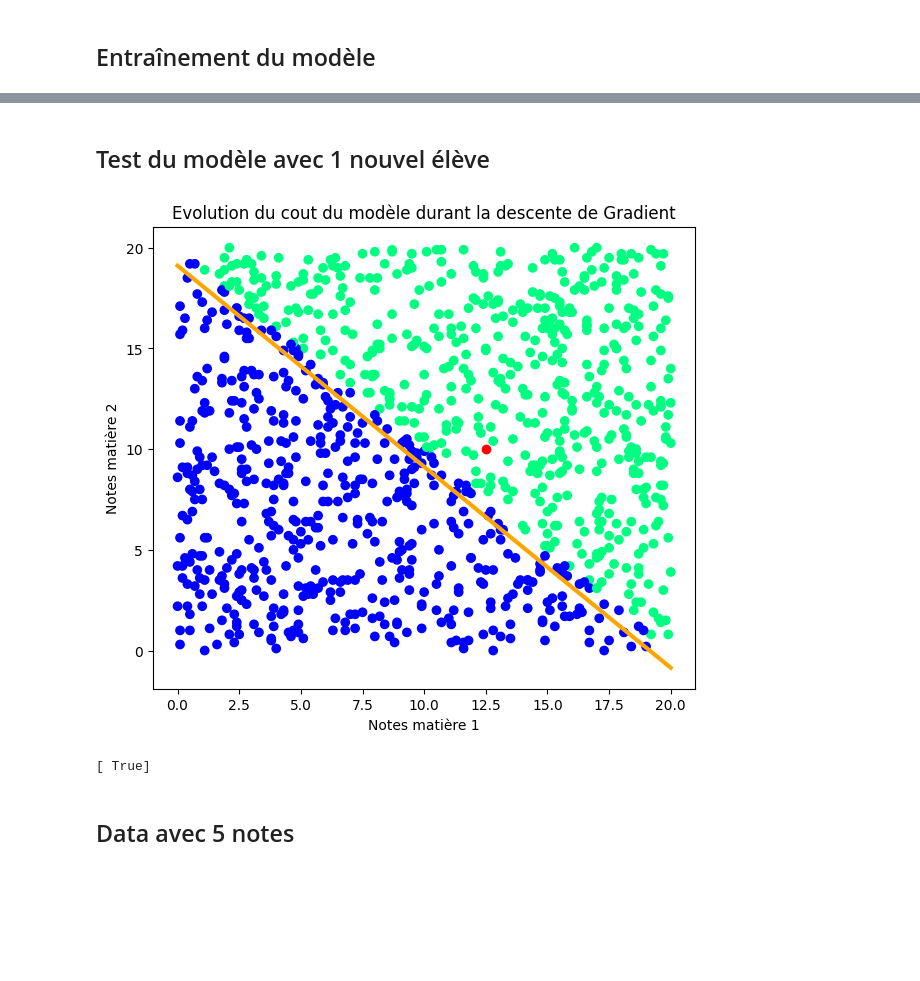
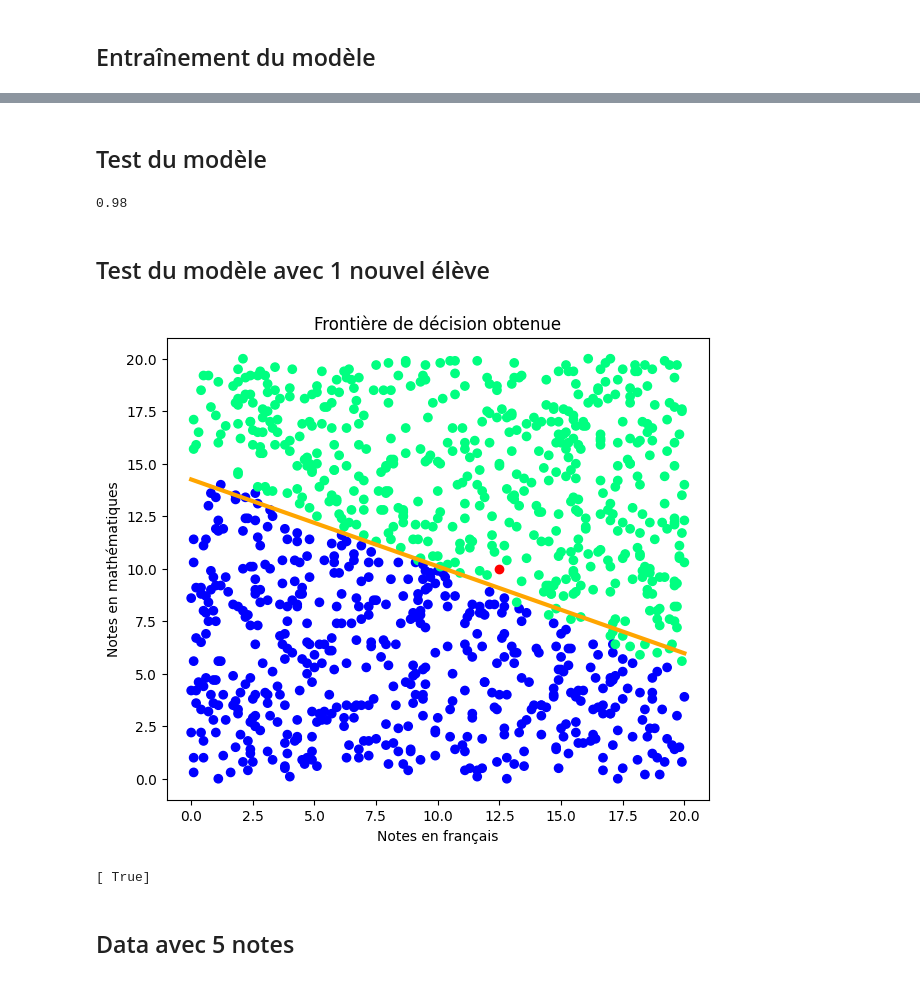
Before and after one commit to DurandAntonin/ProgrammationAvanceeFI3, a Jupyter notebook: src/TP/Exo-PredictionAdmissionsEleves.ipynb, the cells around one changed output, grey strips where cells are left out. Cells and saved outputs as stored; diff of their text form; code cells hidden in the pictures; blank space fills up the shorter version.

Commit message:
Enonce mini projet, CR et ajout des coefficients et tests dataset

```diff
--- a/src/TP/Exo-PredictionAdmissionsEleves.ipynb
+++ b/src/TP/Exo-PredictionAdmissionsEleves.ipynb
@@ -14,24 +15,23 @@ from sklearn.manifold import TSNE
 # %% [markdown]
 ## Data
 # %%
-#on génère un dataset, avec n features (i.e 2 matières), et m échantillons
+#on génère un dataset, avec 2 features (1 note dans chacune des 2 matières mathématiques et français), et 1000 échantillons
 n_features = 2
 n_echantillons = 1000
 seed = 42
+coeffMatieres = np.array([1,2])
 
+rng = np.random.default_rng(seed)
 X = np.ones(shape=(n_echantillons, n_features))
 y = np.ones(shape=(n_echantillons,))
 print(X.shape)
 print(y.shape)
 
-rng = np.random.default_rng(seed)
 
 for i in range(n_echantillons):
-    for j in range(n_features):
-        noteEleve = round(rng.uniform(0,20),1)
-        X[i][j] = noteEleve
+    X[i,:] = np.round(rng.uniform(0,20, n_features),1)
 
-    testEleveAdmi = np.average(X[i,:])
+    testEleveAdmi = X[i,:].dot(coeffMatieres) / np.sum(coeffMatieres)
     #print(X[i,:], testEleveAdmi)
     y[i] = testEleveAdmi >= 10
 
@@ -57,0 +58,10 @@ print(y)
+# %%
+#on divise le dataset en 2, 1 training set et 1 test set
+#X_train, y_train = X[i,:]
+pourcentDataInTrainingSet = round(0.20*n_echantillons)
+
+X_train, y_train = X[:pourcentDataInTrainingSet], y[:pourcentDataInTrainingSet]
+X_test, y_test = X[pourcentDataInTrainingSet:], y[pourcentDataInTrainingSet:]
+
+print(X_train.shape, y_train.shape)
+print(X_test.shape, y_test.shape)
@@ -76,7 +108,7 @@ plt.show()
 # %% [markdown]
 ## Classe réseau de neurones
 # %%
-class ReseauxNeurones():
+class ReseauNeuronesArtificiel():
     def _init__(self, W, b):
         self.W = W
         self.b = b
@@ -110,10 +142,9 @@ class ReseauxNeurones():
         self.W=self.W-self.learning_rate*dW
         self.b=self.b-self.learning_rate*db
 
-    def fit(self, X,y, learning_rate=0.01, n_iter=10000):
+    def fit(self, X,y, learning_rate=0.1, n_iter=10000):
         #initialisation
         self.__initialisation(X, y, learning_rate)
-
 
         for i in range(n_iter):
             A=self.__model(X,)
@@ -133,15 +164,15 @@ class ReseauxNeurones():
 ## Entraînement du modèle
 # %%
 #on reshape la mtatrice y
-y = y.reshape(y.shape[0], 1)
+y_train = y_train.reshape(y_train.shape[0], 1)
 #print(y.shape)
 
-#on crée un objet réseaux neurones, et on passe le dataset précédent pour l'entrainer et pour obtenir les bon paramètres w et b
-rn = ReseauxNeurones()
-y_pred = rn.fit(X, y)
+#on crée un objet réseaux neurones, et on passe le training set précédent pour l'entrainer et pour obtenir les bon paramètres w et b
+rn = ReseauNeuronesArtificiel()
+y_train_pred = rn.fit(X_train, y_train, n_iter=10000)
 
 #on affiche les performances de notre modèle
-print(accuracy_score(y, y_pred))
+print(accuracy_score(y_train, y_train_pred))
 
 #on représente graphiquement l'évolution du cout du modele
 plt.figure(figsize=(6,5))
@@ -159,28 +190,38 @@ plt.show()
+# %% [markdown]
+## Test du modèle
+# %%
+#on teste maintenant le modèle avec le test set
+y_test_pred = rn.predict(X_test)
+
+#on affiche les performances de notre modèle
+print(accuracy_score(y_test, y_test_pred))
+# %% [output]
+0.98
 # %% [markdown]
 ## Test du modèle avec 1 nouvel élève
 # %%
 #on créé un nouvel élève avec 2 notes
 nouvelEleve=np.array([12.5,10])
 
-x0=np.linspace(0,20,100)
+x0=np.linspace(0,20,50)
 x1=(-rn.W[0]*x0-rn.b)/rn.W[1]
 
 plt.figure(figsize=(7,6))
 
 plt.scatter(X[:,0], X[:,1], c=y, cmap='winter')
 plt.plot(x0,x1,c='orange',lw=3)
 plt.scatter(nouvelEleve[0], nouvelEleve[1],c='r')
 
-plt.title("Evolution du cout du modèle durant la descente de Gradient")
-plt.xlabel("Notes matière 1")
-plt.ylabel("Notes matière 2")
+plt.title("Frontière de décision obtenue")
+plt.xlabel("Notes en français")
+plt.ylabel("Notes en mathématiques")
 
 plt.show()
 
 #on prédit la classe de l'élèe, i.e s'il est admis ou non
 print(rn.predict(nouvelEleve))
 # %% [output]
-[figure, old version]
+[figure, new version]
 [ True]
 # %% [markdown]
 ## Data avec 5 notes
```
Also changed, not shown: parts of 11 cells of this notebook, 2 other files.
